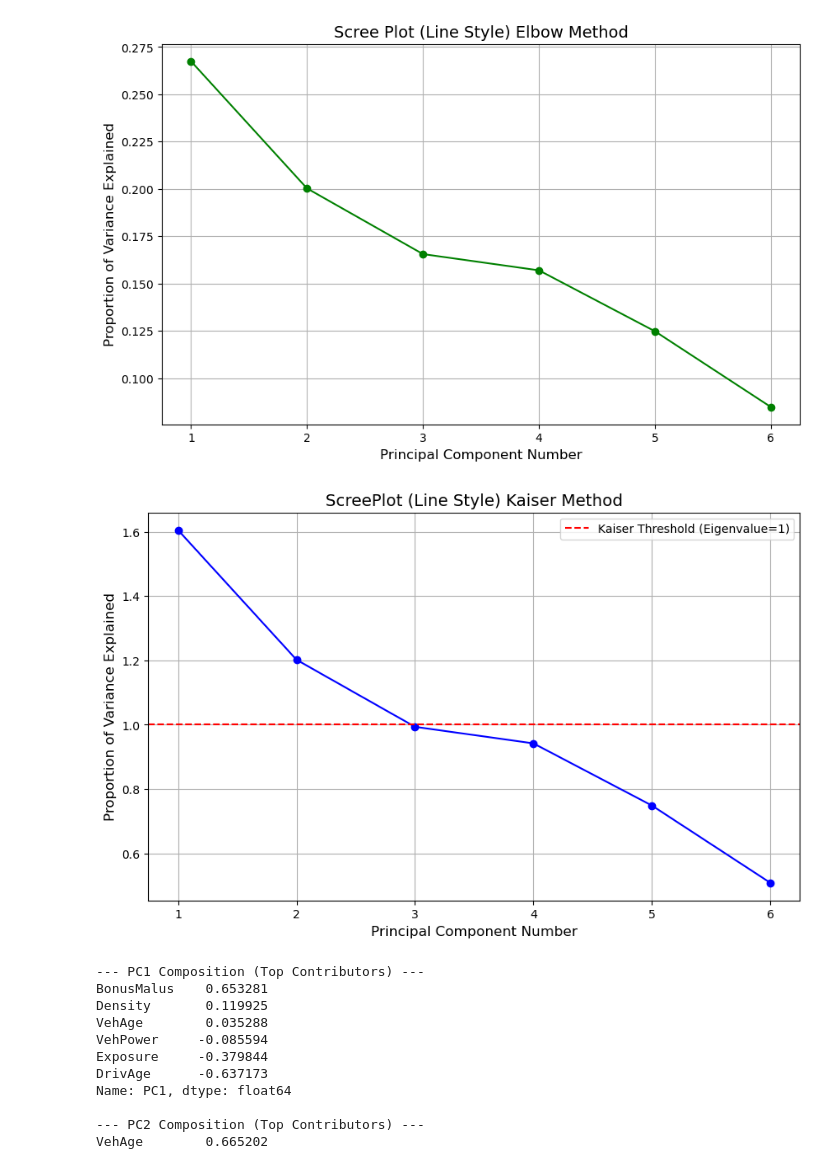
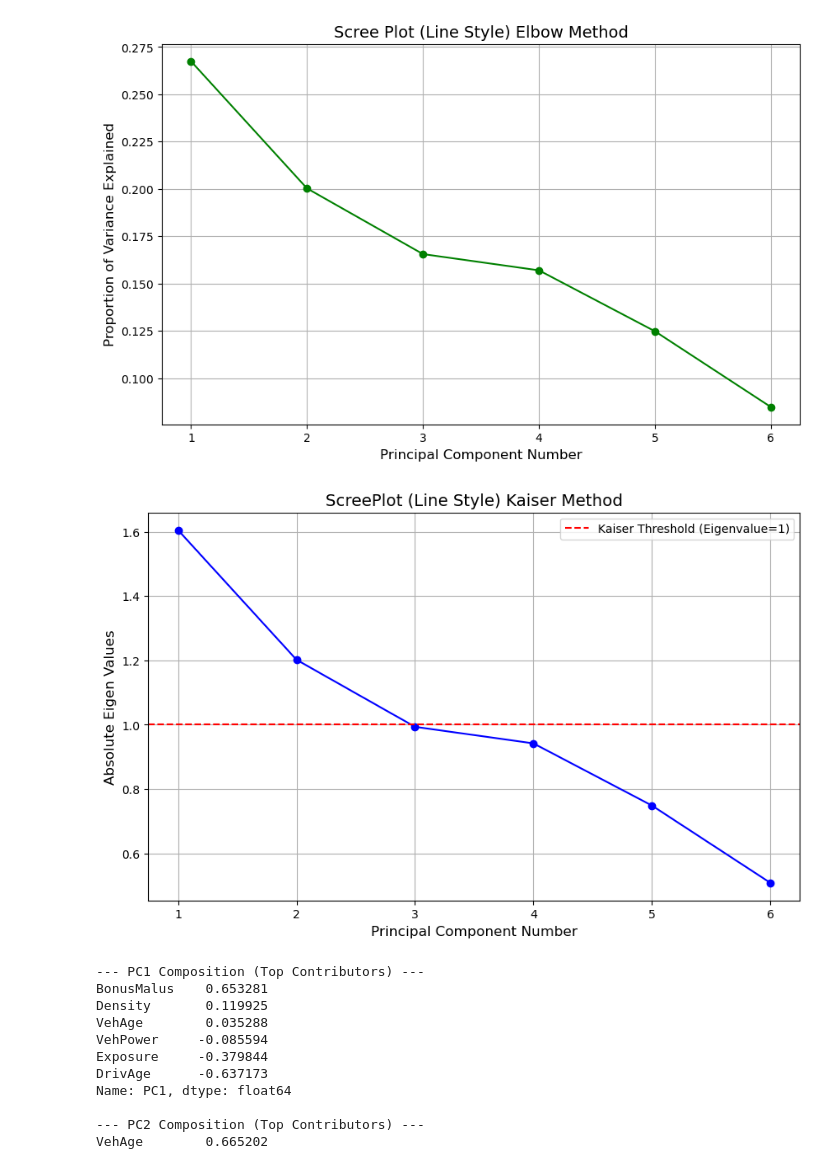
Before and after one commit to Oliverdron/MachineLearning_Project_2025_TeamJP, a Jupyter notebook: notebooks/03_pca.ipynb, the cells around one changed output. Cells and saved outputs as stored; diff of their text form; code cells hidden in the pictures.

```diff
--- a/notebooks/03_pca.ipynb
+++ b/notebooks/03_pca.ipynb
@@ -182,19 +193,19 @@ plt.grid()
 # %%
 # Kaiser method variation Scree Plot -
 # Works with absolute values while we have been working with proportions of variance explained
 # Here we look at the eigenvalues directly. After scaling all variables have variance 1, after transformation so we look for eigenvalues >1 as variables
 # that now have less than 1 variance are not contributing meaningfully compared to ones with greater than 1.
 eigenvalues = pca.explained_variance_
 plt.figure(figsize=(10,6))
 plt.plot(PC_number, eigenvalues, marker='o', linestyle='-', color='b')
 plt.title('ScreePlot (Line Style) Kaiser Method', fontsize =14)
 plt.xlabel('Principal Component Number', fontsize=12)
-plt.ylabel('Proportion of Variance Explained', fontsize=12)
+plt.ylabel('Absolute Eigen Values', fontsize=12)
 plt.axhline(y= 1, color='r', linestyle='--', label='Kaiser Threshold (Eigenvalue=1)')
 plt.legend(loc = 'upper right')
 plt.grid()
 # %% [output]
-[figure, old version]
+[figure, new version]
 # %%
 # Decomposition of Principal Components
 # Create a Loadings DataFrame
```
Also changed, not shown: parts of 10 cells of this notebook, 2 other files.
